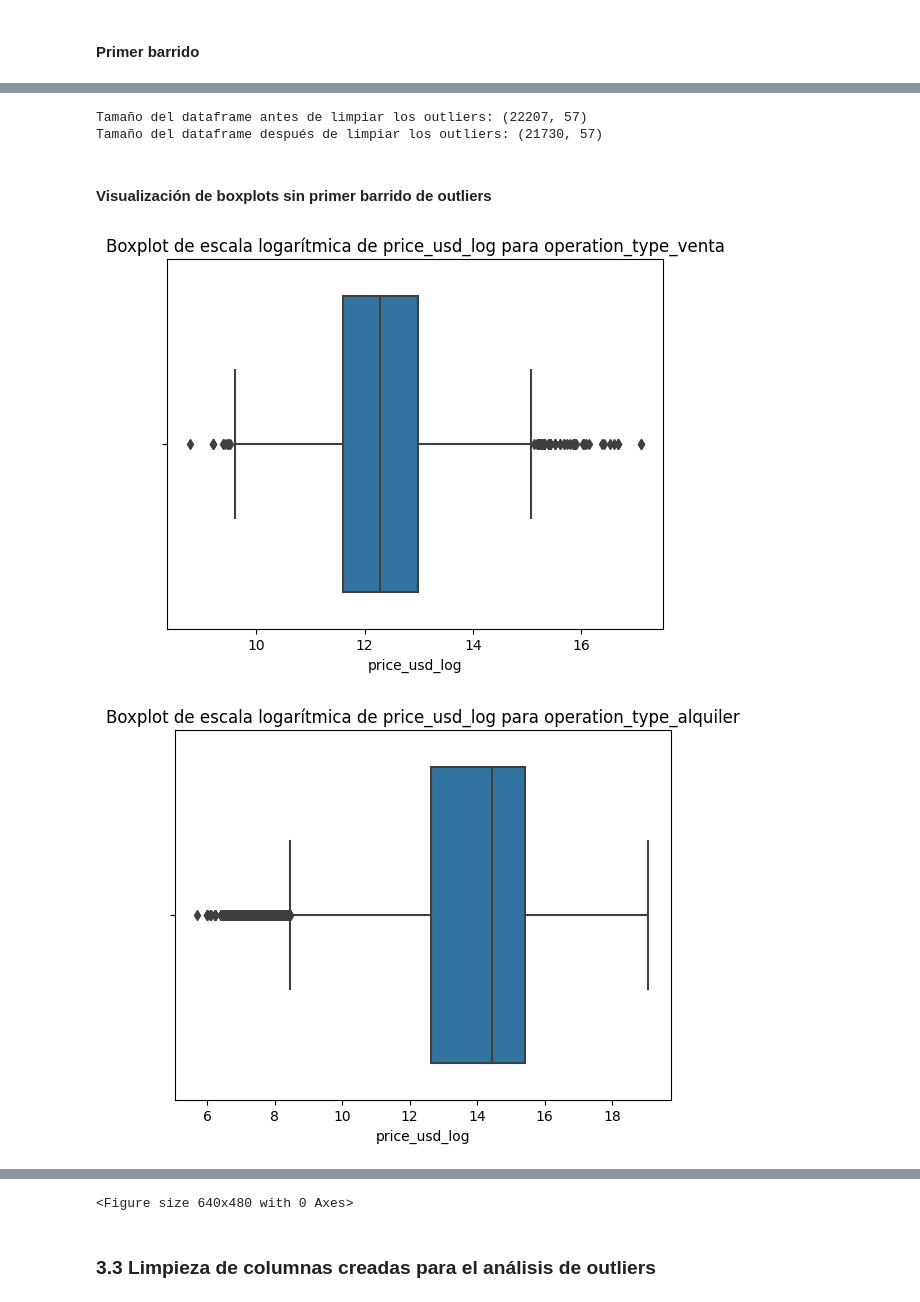
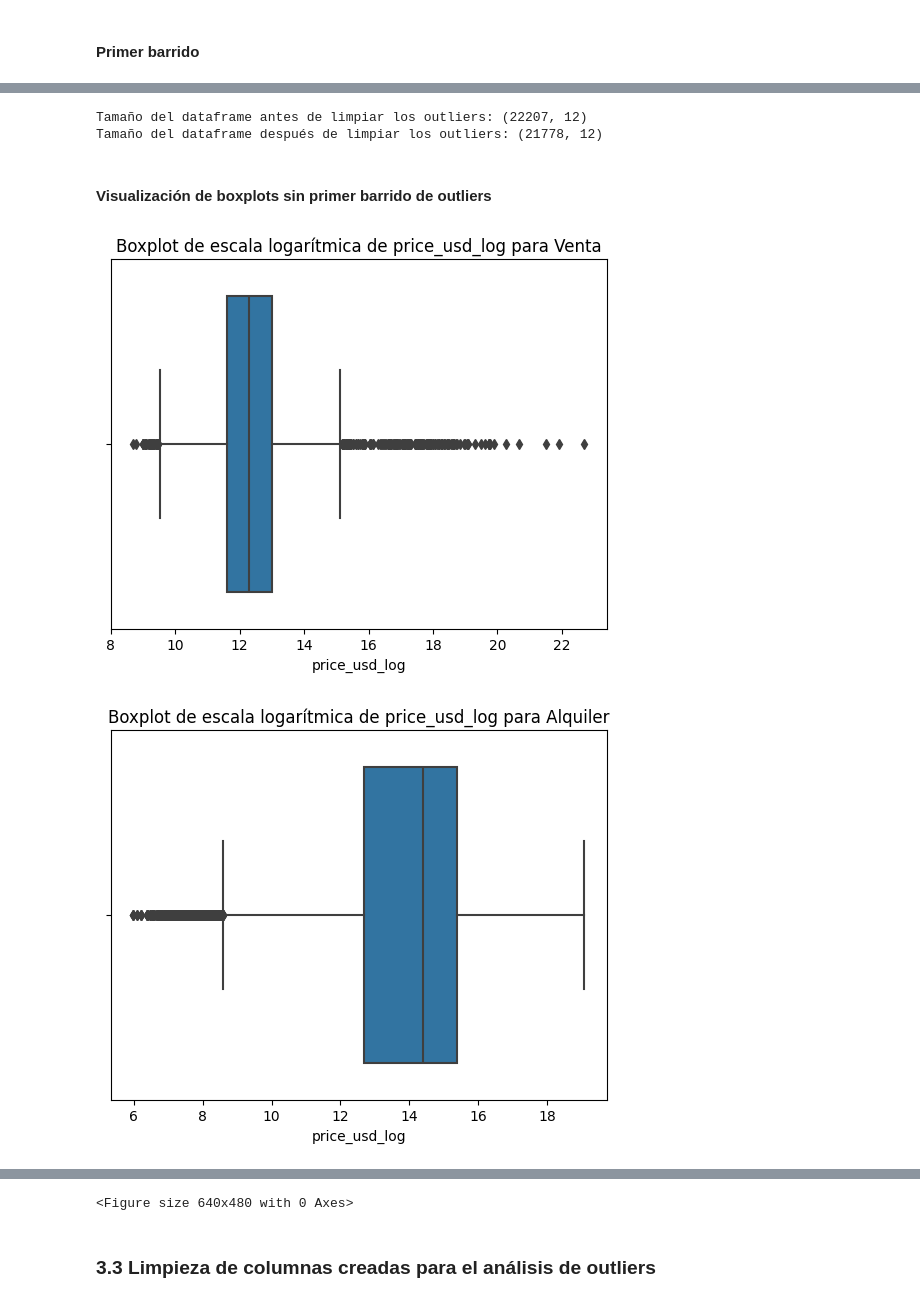
Before and after one commit to pixelciosa/Model_Price_prediction, a Jupyter notebook: notebooks/01_EDA.ipynb, the cells around one changed output, grey strips where cells are left out. Cells and saved outputs as stored; diff of their text form; code cells hidden in the pictures.

```diff
--- a/notebooks/01_EDA.ipynb
+++ b/notebooks/01_EDA.ipynb
@@ -795,11 +675,11 @@ categories = ['operation_type_venta', 'operation_type_alquiler']
 price_vars = ['price_usd_log', 'price_per_m2_log']
 # %%
 for i, p in enumerate(price_vars):
-    for cat in categories:
-        sub_df = df[df[cat] == True]
+    for o in operation_types:
+        sub_df = df[df['operation_type'] == o]
         plt.figure(figsize=(8, 4))
         sns.histplot(sub_df[[p]], bins=50, kde=True)
-        plt.title(f'Distribución logarítmica de {p} para {cat}')
+        plt.title(f'Distribución logarítmica de {p} para {o}')
         plt.xlabel(f'{p}')
         plt.show()
 # %% [output]
@@ -810,9 +690,9 @@ for i, p in enumerate(price_vars):
 # %%
 for i, p in enumerate(price_vars):
-    for cat in categories:
-        sub_df = df[df[cat] == True]
+    for o in operation_types:
+        sub_df = df[df['operation_type'] == o]
         sns.boxplot(x=sub_df[p])
-        plt.title(f'Boxplot de escala logarítmica de {i} para {cat}')
+        plt.title(f'Boxplot de escala logarítmica de {i} para o {o}')
         plt.xlabel(f'{p}')
         plt.show()
 
@@ -834,15 +714,14 @@ Busco los límites preliminares que respondan mejor a la distribución de cada t
 
 
 for i, p in enumerate(price_vars):
-    for cat in categories:
-        sub_df = df[df[cat] == True]
-        if cat == 'operation_type_venta':
+    for o in operation_types:
+        if o == 'Venta':
             lower = sub_df[p].quantile(0.02)
             upper = sub_df[p].quantile(0.98)
 
             outliers_venta = sub_df[(sub_df[p] < lower) | (sub_df[p] > upper)] # Para usar más adelante en análisis de outliers
 
-        elif cat == 'operation_type_alquiler':
+        elif o == 'Alquiler':
             Q1 = sub_df[p].quantile(0.25)
             Q3 = sub_df[p].quantile(0.75)
 
@@ -860,7 +739,7 @@ for i, p in enumerate(price_vars):
         plt.scatter(outliers.index, outliers[p], alpha=0.7, color='red', label='Outlier')
         plt.hlines([lower, upper], xmin=sub_df.index.min(), xmax=sub_df.index.max(), colors='orange', linestyles='dashed')
 
-        plt.title(cat)
+        plt.title(f'{p} Operación tipo: {o}')
         plt.xlabel('Índice')
         plt.ylabel(p)
         plt.legend()
@@ -882,26 +761,25 @@ Cantidad de outliers para Alquiler: (85, 57)
 # %%
-# Se remueve la primer capa de outliers
+# Se remueve el primer barrido de outliers
 print(f'Tamaño del dataframe antes de limpiar los outliers: {df.shape}')
 
-df = df.drop(outliers_venta.index, axis=0)
-df = df.drop(outliers_alquiler.index, axis=0)
+df = df.drop(list(outliers_venta.index) + list(outliers_alquiler.index), axis=0)
 
 print(f'Tamaño del dataframe después de limpiar los outliers: {df.shape}')
 # %% [output]
-Tamaño del dataframe antes de limpiar los outliers: (22207, 57)
-Tamaño del dataframe después de limpiar los outliers: (21730, 57)
+Tamaño del dataframe antes de limpiar los outliers: (22207, 12)
+Tamaño del dataframe después de limpiar los outliers: (21778, 12)
 # %% [markdown]
 #### Visualización de boxplots sin primer barrido de outliers
 # %%
 for i, p in enumerate(price_vars):
-    for cat in categories:
-        sub_df = df[df[cat] == True]
+    for o in operation_types:
+        sub_df = df[df['operation_type'] == o]
         sns.boxplot(x=sub_df[p])
-        plt.title(f'Boxplot de escala logarítmica de {p} para {cat}')
+        plt.title(f'Boxplot de escala logarítmica de {p} para {o}')
         plt.xlabel(f'{p}')
         plt.show()
 
 plt.tight_layout()
 # %% [output]
-[figure, old version]
+[figure, new version]
-[figure, old version]
+[figure, new version]
```
Also changed, not shown: parts of 48 cells of this notebook.
